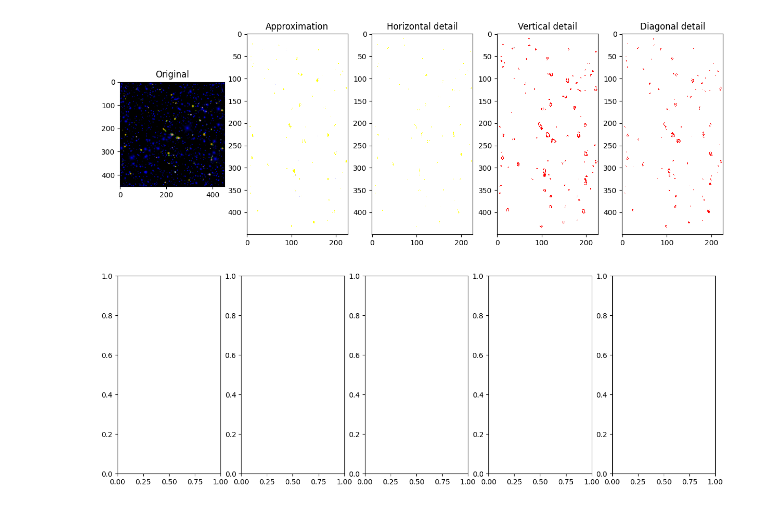
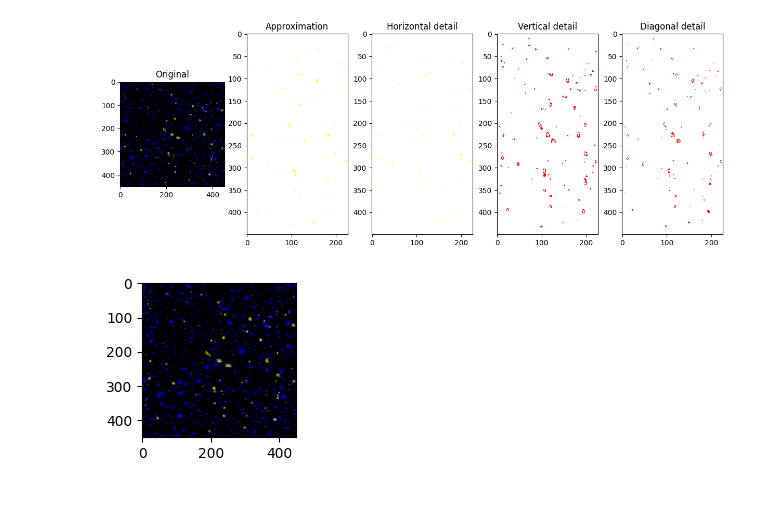
Before and after one commit to kach0w/Radio-Galaxy, a Jupyter notebook: notebooks/eda.ipynb, the cells around one changed output. Cells and saved outputs as stored; diff of their text form; code cells hidden in the pictures.

```diff
--- a/notebooks/eda.ipynb
+++ b/notebooks/eda.ipynb
@@ -92,20 +94,8 @@ Clipping input data to the valid range for imshow with RGB data ([0..1] for floa
 Clipping input data to the valid range for imshow with RGB data ([0..1] for floats or [0..255] for integers).
 [figure]
 # %%
-fig = plt.figure(figsize=(15, 5))
+fig = plt.figure(figsize=(15, 2))
 plt.imshow(train_image_arr[0])
 plt.show()
+# %% [output]
+[figure, added]
-# %%
-titles = ['Approximation', ' Horizontal detail',
-          'Vertical detail', 'Diagonal detail']
-coeffs2 = pywt.dwt2(train_image_arr[0], 'bior1.3')
-LL, (LH, HL, HH) = coeffs2
-
-fig = plt.figure(figsize=(15, 5))
-ax1 = fig.add_subplot(1,5,1)
-ax2 = fig.add_subplot(1,5,2)
-ax3 = fig.add_subplot(1,5,3)
-ax4 = fig.add_subplot(1,5,4)
-ax5 = fig.add_subplot(1,5,5)
-# %% [output]
-[figure, removed]
```
Also changed, not shown: parts of 11 cells of this notebook, 4 other files.
